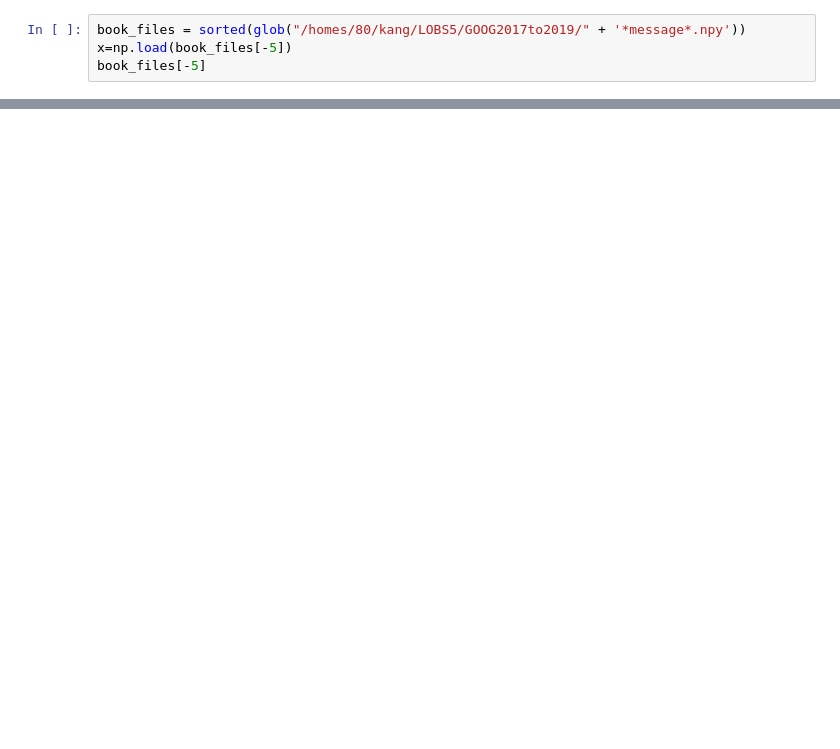
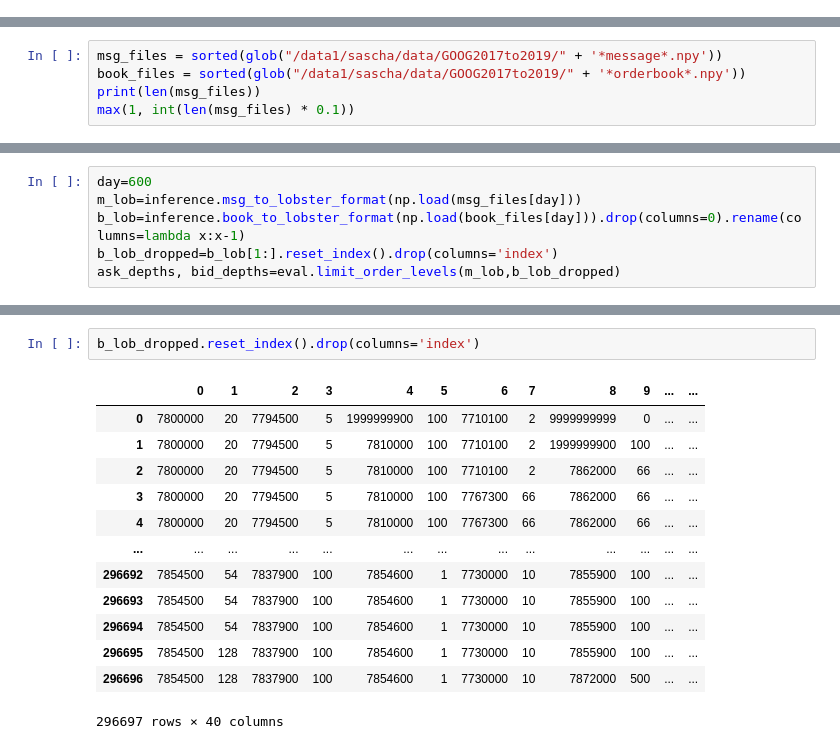
Before and after one commit to george-nigm/LOBS5, a Jupyter notebook: data_inspection.ipynb, the cells around one changed output, grey strips where cells are left out. Cells and saved outputs as stored; diff of their text form; blank space fills up the shorter version.

Commit message:
inference and notebooks up to date

```diff
--- a/data_inspection.ipynb
+++ b/data_inspection.ipynb
@@ -4,4 +0,0 @@ from glob import glob
-# %%
-book_files = sorted(glob("/homes/80/kang/LOBS5/GOOG2017to2019/" + '*message*.npy'))
-x=np.load(book_files[-5])
-book_files[-5]
@@ -13,0 +25,5 @@ x.shape
+# %%
+msg_files = sorted(glob("/data1/sascha/data/GOOG2017to2019/" + '*message*.npy'))
+book_files = sorted(glob("/data1/sascha/data/GOOG2017to2019/" + '*orderbook*.npy'))
+print(len(msg_files))
+max(1, int(len(msg_files) * 0.1))
@@ -13,0 +33,6 @@ x.shape
+# %%
+day=600
+m_lob=inference.msg_to_lobster_format(np.load(msg_files[day]))
+b_lob=inference.book_to_lobster_format(np.load(book_files[day])).drop(columns=0).rename(columns=lambda x:x-1)
+b_lob_dropped=b_lob[1:].reset_index().drop(columns='index')
+ask_depths, bid_depths=eval.limit_order_levels(m_lob,b_lob_dropped)
@@ -13,0 +63,16 @@ x.shape
+# %%
+b_lob_dropped.reset_index().drop(columns='index')
+# %% [output]
+|  | 0 | 1 | 2 | 3 | 4 | 5 | 6 | 7 | 8 | 9 | ... | ... |
+| 0 | 7800000 | 20 | 7794500 | 5 | 1999999900 | 100 | 7710100 | 2 | 9999999999 | 0 | ... | ... |
+| 1 | 7800000 | 20 | 7794500 | 5 | 7810000 | 100 | 7710100 | 2 | 1999999900 | 100 | ... | ... |
+| 2 | 7800000 | 20 | 7794500 | 5 | 7810000 | 100 | 7710100 | 2 | 7862000 | 66 | ... | ... |
+| 3 | 7800000 | 20 | 7794500 | 5 | 7810000 | 100 | 7767300 | 66 | 7862000 | 66 | ... | ... |
+| 4 | 7800000 | 20 | 7794500 | 5 | 7810000 | 100 | 7767300 | 66 | 7862000 | 66 | ... | ... |
+| ... | ... | ... | ... | ... | ... | ... | ... | ... | ... | ... | ... | ... |
+| 296692 | 7854500 | 54 | 7837900 | 100 | 7854600 | 1 | 7730000 | 10 | 7855900 | 100 | ... | ... |
+| 296693 | 7854500 | 54 | 7837900 | 100 | 7854600 | 1 | 7730000 | 10 | 7855900 | 100 | ... | ... |
+| 296694 | 7854500 | 54 | 7837900 | 100 | 7854600 | 1 | 7730000 | 10 | 7855900 | 100 | ... | ... |
+| 296695 | 7854500 | 128 | 7837900 | 100 | 7854600 | 1 | 7730000 | 10 | 7855900 | 100 | ... | ... |
+| 296696 | 7854500 | 128 | 7837900 | 100 | 7854600 | 1 | 7730000 | 10 | 7872000 | 500 | ... | ... |
+296697 rows × 40 columns
```
Also changed, not shown: parts of 19 cells of this notebook, 7 other files.
